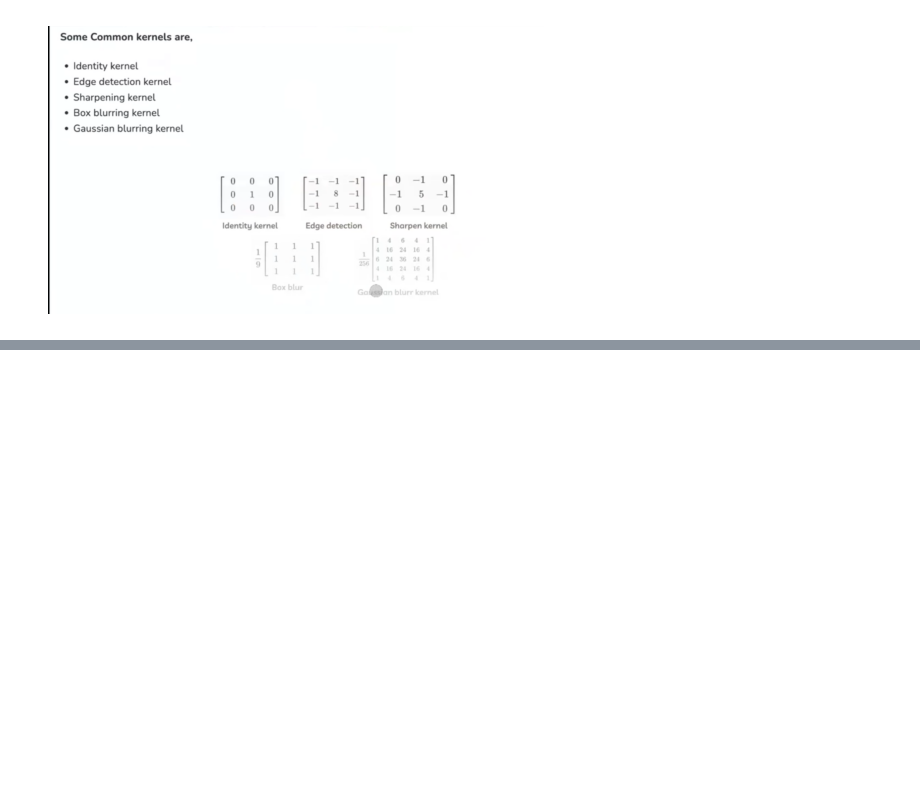
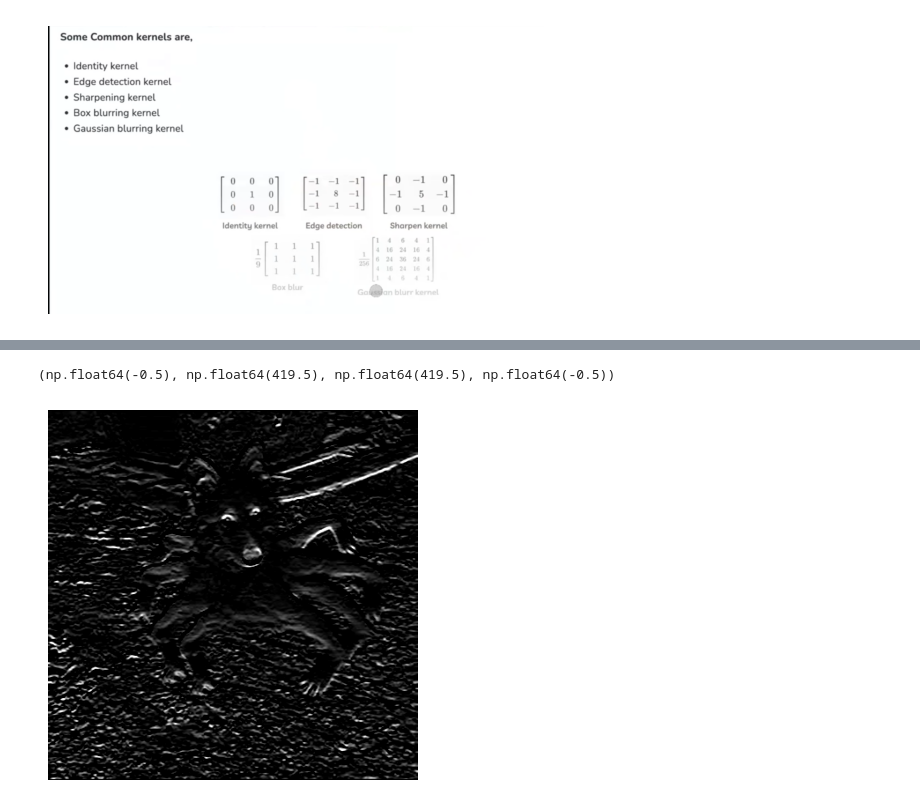
Before and after one commit to Vermashubh646/ML, a Jupyter notebook: DL/CNN/Kernels.ipynb, the cells around one changed output, grey strips where cells are left out. Cells and saved outputs as stored; diff of their text form; code cells hidden in the pictures; blank space fills up the shorter version.

```diff
--- a/DL/CNN/Kernels.ipynb
+++ b/DL/CNN/Kernels.ipynb
@@ -39,0 +97,6 @@ import numpy as np
+# %%
+plt.imshow(sobel_output_hz,cmap='gray')
+plt.axis('off')
+# %% [output]
+(np.float64(-0.5), np.float64(419.5), np.float64(419.5), np.float64(-0.5))
+[figure, added]
```
Also changed, not shown: parts of 19 cells of this notebook.
